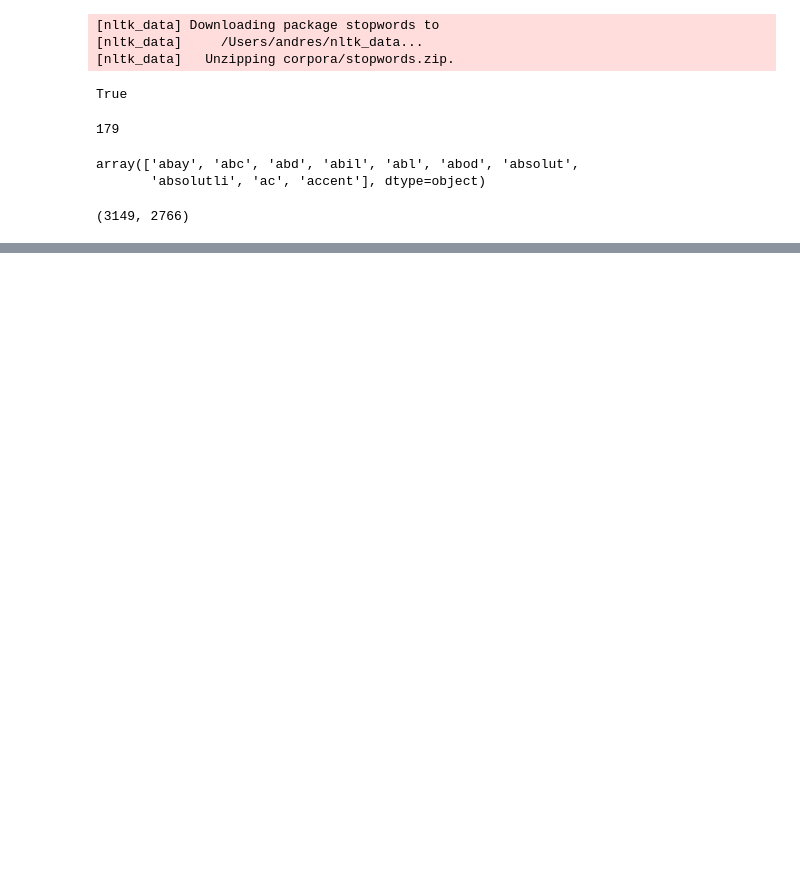
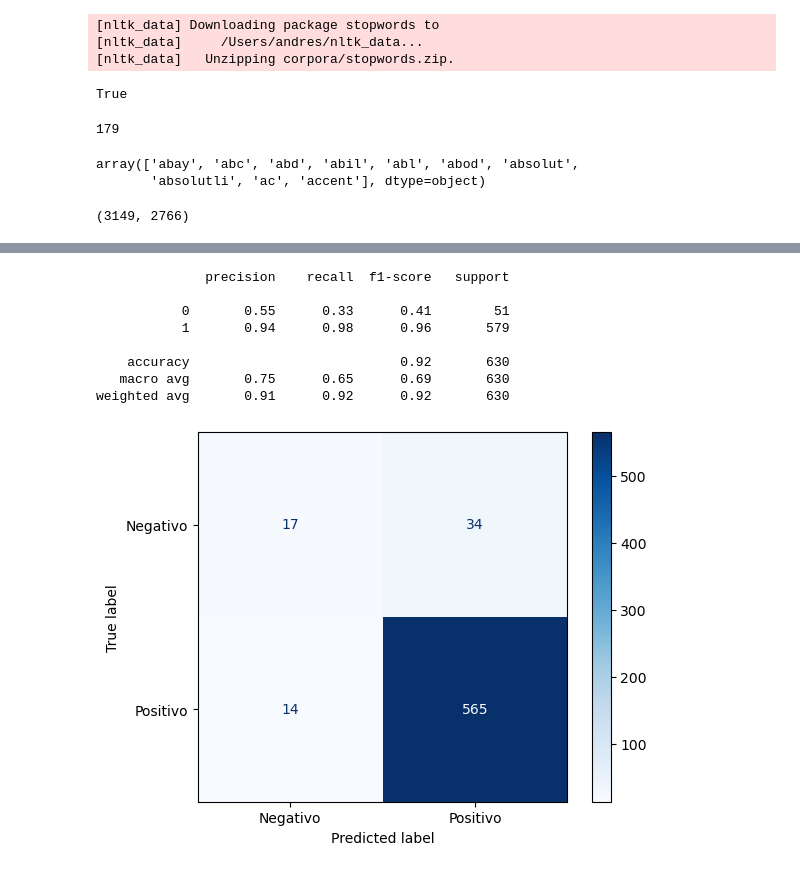
Before and after one commit to david-21fi/AmazonAlexa, a Jupyter notebook: Notebooks/modelo.ipynb, the cells around one changed output, grey strips where cells are left out. Saved outputs shown, nothing was run; the diff lists cells and outputs as text; code cells hidden in the pictures; blank space fills up the shorter version.

```diff
--- a/Notebooks/modelo.ipynb
+++ b/Notebooks/modelo.ipynb
@@ -102,0 +135,20 @@ data_enc.head()
+# %%
+predict = classifier.predict(x_test)
+print(classification_report(y_test,predict))
+disp = ConfusionMatrixDisplay.from_estimator(
+    classifier,
+    x_test,
+    y_test,
+    display_labels=['Negativo', 'Positivo'],
+    cmap=plt.cm.Blues,
+)
+# %% [output]
+              precision    recall  f1-score   support
+
+           0       0.55      0.33      0.41        51
+           1       0.94      0.98      0.96       579
+
+    accuracy                           0.92       630
+   macro avg       0.75      0.65      0.69       630
+weighted avg       0.91      0.92      0.92       630
+[figure, added]
```
Also changed, not shown: parts of 17 cells of this notebook.
